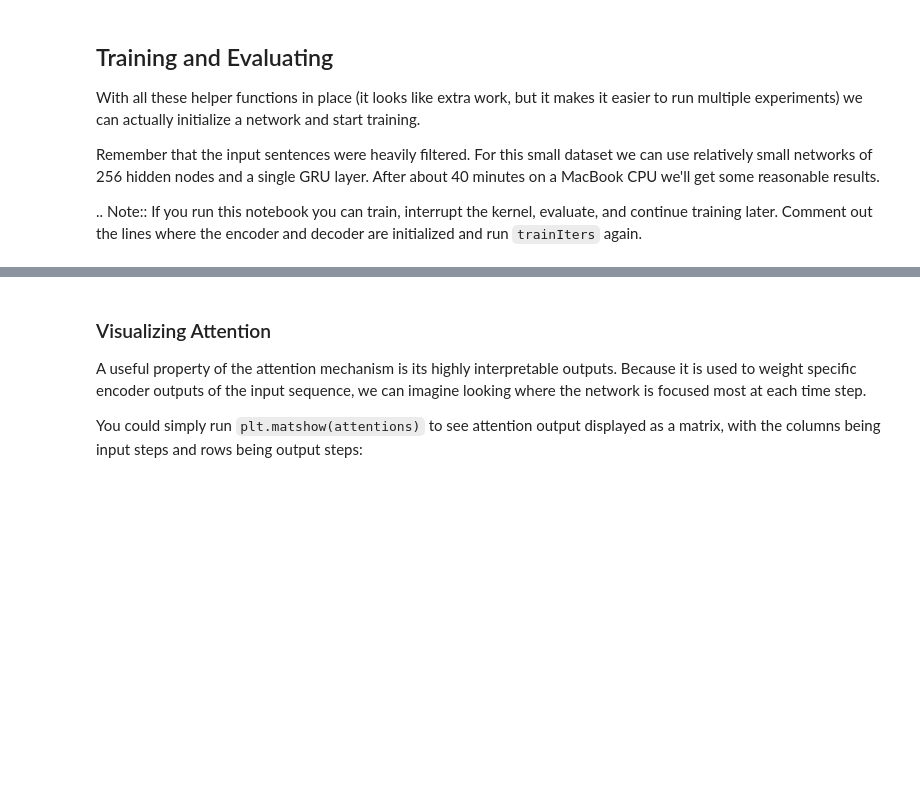
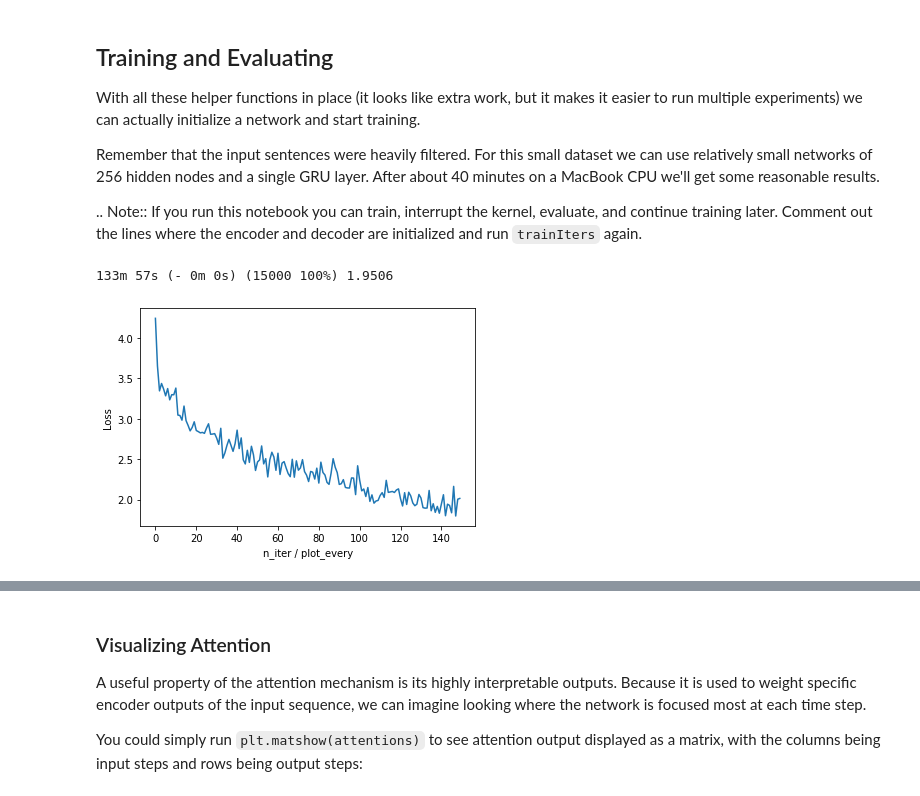
Before and after one commit to artem3195/DL_dls_practice, a Jupyter notebook: DLS_spring_2021_prt2/Practice13_sec2sec/seq2seq_translation_pytorch_tutorial_research.ipynb, the cells around one changed output, grey strips where cells are left out. Saved outputs shown, nothing was run; the diff lists cells and outputs as text; code cells hidden in the pictures; blank space fills up the shorter version.

Commit message:
plot graphics

```diff
--- a/DLS_spring_2021_prt2/Practice13_sec2sec/seq2seq_translation_pytorch_tutorial_research.ipynb
+++ b/DLS_spring_2021_prt2/Practice13_sec2sec/seq2seq_translation_pytorch_tutorial_research.ipynb
@@ -946,12 +945,15 @@ plot_every_= 100
 # turn off drop out to fair comparisson
 dropout_p_ =  0
 # %%
-# encoder1 = EncoderRNN(input_lang.n_words, hidden_size).to(device)
+encoder1 = EncoderRNN(input_lang.n_words, hidden_size).to(device)
 decoder1 = DecoderRNN(hidden_size, output_lang.n_words).to(device)
 
 trainIters(
     encoder1, decoder1,
     n_iters=n_iters_, print_every=print_every_, plot_every= plot_every_)
+# %% [output]
+133m 57s (- 0m 0s) (15000 100%) 1.9506
+[figure, added]
 # %%
 encoder2 = EncoderRNN(input_lang.n_words, hidden_size).to(device)
 attn_decoder = AttnDecoderRNN(
```
Also changed, not shown: parts of 8 cells of this notebook.
